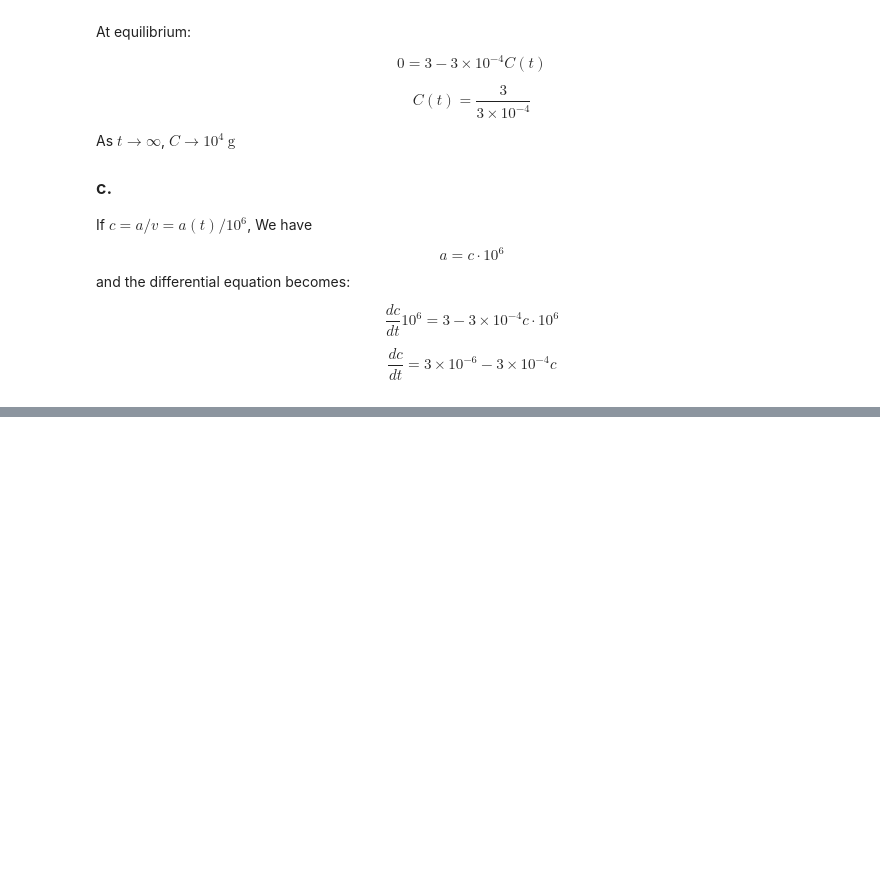
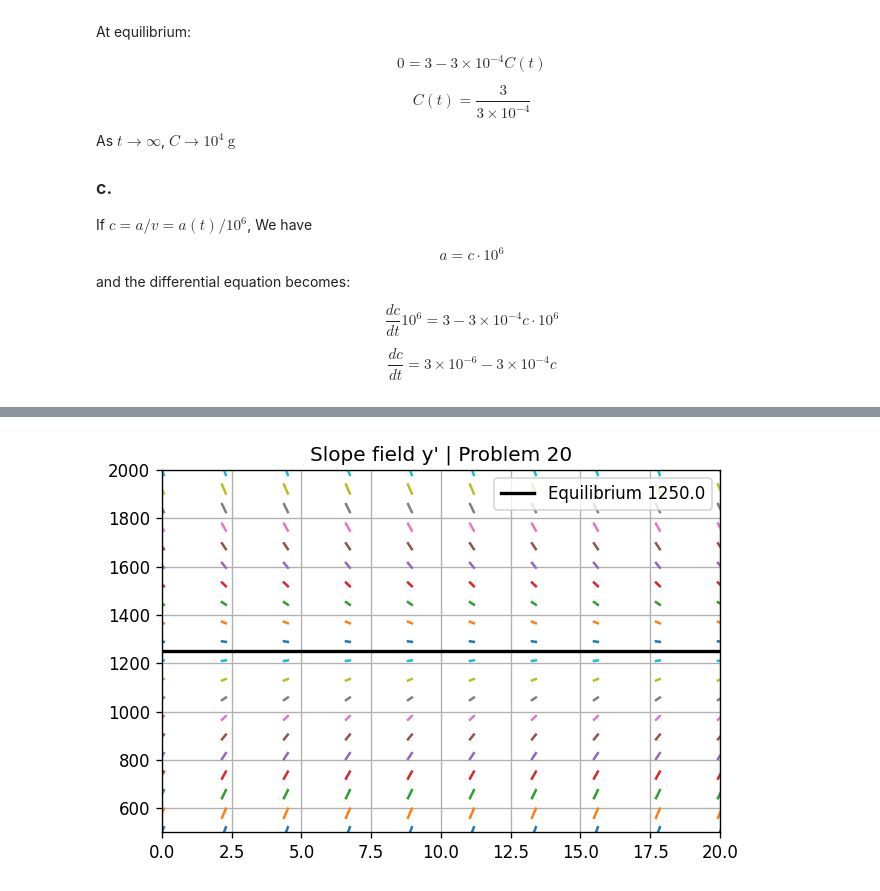
Before and after one commit to zemarchezi/BoyceDiPrima_DifferentialEq, a Jupyter notebook: Chapter_1.ipynb, the cells around one changed output, grey strips where cells are left out. Saved outputs shown, nothing was run; the diff lists cells and outputs as text; code cells hidden in the pictures; blank space fills up the shorter version.

Commit message:
problems 18-20

```diff
--- a/Chapter_1.ipynb
+++ b/Chapter_1.ipynb
@@ -492,0 +585,4 @@ $$\dfrac{dc}{dt} = 3\times10^{-6} - 3\times 10^{-4}c$$
+# %%
+direction_field(symbol="y", expression="500 - 0.4*y", ylim=[500,2000], tlim=[0,20], problm_title="Problem 20")
+# %% [output]
+[figure, added]
```
Also changed, not shown: parts of 3 cells of this notebook.
